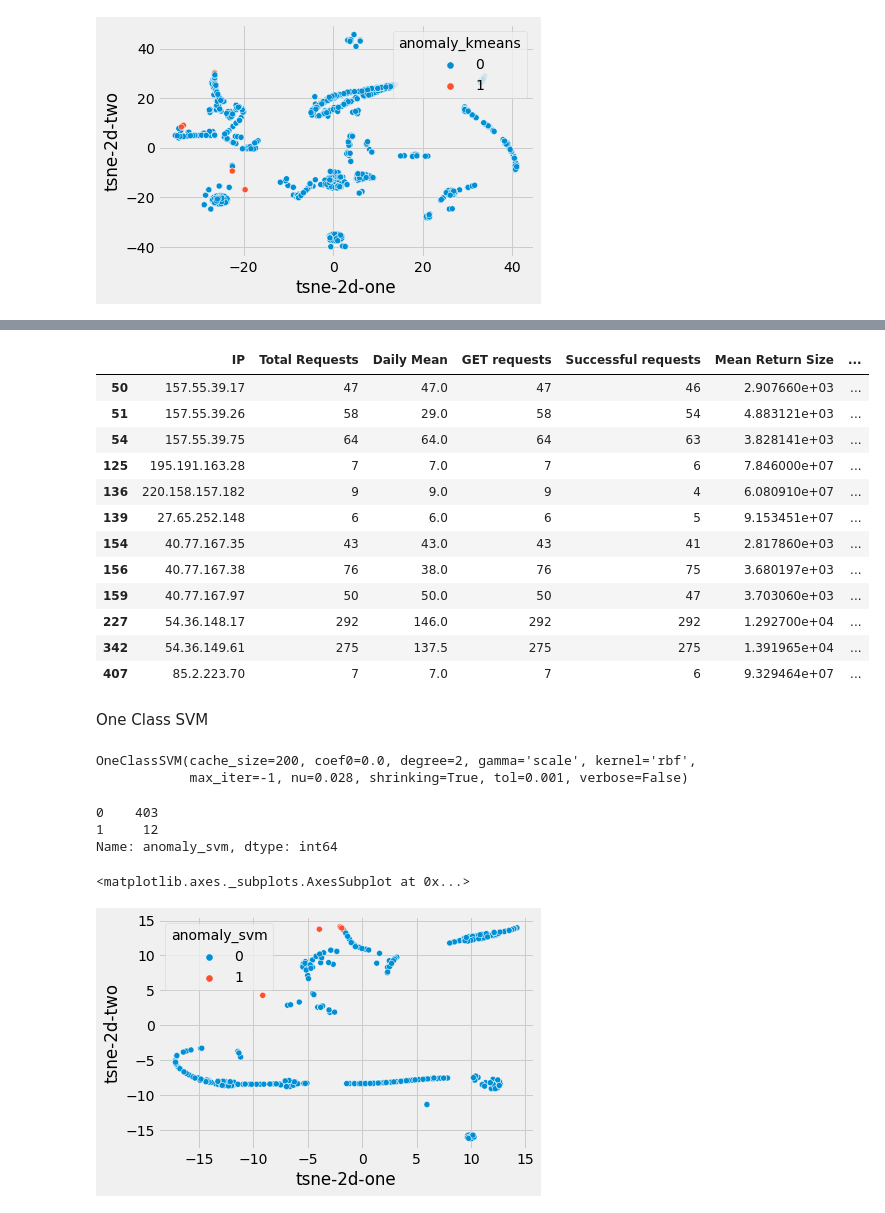
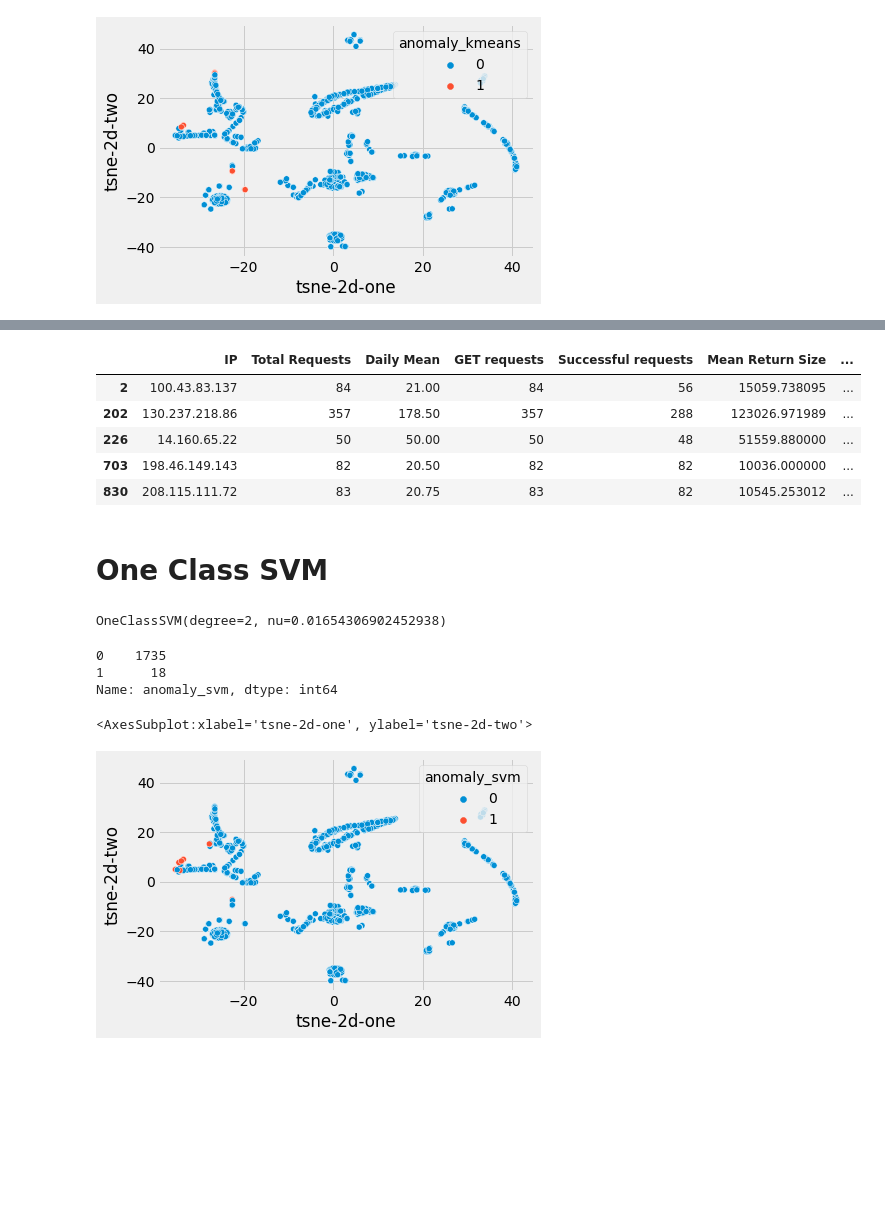
Before and after one commit to Aishani2001/VMWare-API-Misuse-or-Abuse, a Jupyter notebook: Unsupervised Learning.ipynb, the cells around one changed output, grey strips where cells are left out. Saved outputs shown, nothing was run; the diff lists cells and outputs as text; code cells hidden in the pictures; blank space fills up the shorter version.

```diff
--- a/Unsupervised Learning.ipynb
+++ b/Unsupervised Learning.ipynb
@@ -98,8 +95,4 @@ plt.scatter(x="tsne-2d-one", y="tsne-2d-two", data=tsne_cluster, s=100, c='b')
 plt.show()
 # %% [output]
 [figure]
-# %%
-centers = cluster_model.cluster_centers_
-points = np.asarray(chosen_data)
-total_distance = pd.Series(dtype='float64')
 # %%
@@ -171,4 +151,6 @@ Isolated forests
 # %%
-outlier_fraction = 0.028
-model =  IsolationForest(n_jobs=-1, n_estimators=200, max_features=3, random_state=42, contamination=outlier_fraction,)
+# outlier_fraction = 0.028
+outlier_fraction = len(df[df['anomaly_kmeans']==1])/len(df)
+print(outlier_fraction)
+model =  IsolationForest(n_jobs=-1, n_estimators=200, max_features=3, random_state=42, contamination=0.01)
 # %% [output]
@@ -202,21 +183,14 @@ sns.scatterplot(
 # %%
-df.loc[df['anomaly_isolated']==1]
+df.loc[df['anomaly_isolated']==1].head()
 # %% [output]
 |  | IP | Total Requests | Daily Mean | GET requests | Successful requests | Mean Return Size | ... |
-| 50 | 157.55.39.17 | 47 | 47.0 | 47 | 46 | 2.907660e+03 | ... |
-| 51 | 157.55.39.26 | 58 | 29.0 | 58 | 54 | 4.883121e+03 | ... |
-| 54 | 157.55.39.75 | 64 | 64.0 | 64 | 63 | 3.828141e+03 | ... |
-| 125 | 195.191.163.28 | 7 | 7.0 | 7 | 6 | 7.846000e+07 | ... |
-| 136 | 220.158.157.182 | 9 | 9.0 | 9 | 4 | 6.080910e+07 | ... |
-| 139 | 27.65.252.148 | 6 | 6.0 | 6 | 5 | 9.153451e+07 | ... |
-| 154 | 40.77.167.35 | 43 | 43.0 | 43 | 41 | 2.817860e+03 | ... |
-| 156 | 40.77.167.38 | 76 | 38.0 | 76 | 75 | 3.680197e+03 | ... |
-| 159 | 40.77.167.97 | 50 | 50.0 | 50 | 47 | 3.703060e+03 | ... |
-| 227 | 54.36.148.17 | 292 | 146.0 | 292 | 292 | 1.292700e+04 | ... |
-| 342 | 54.36.149.61 | 275 | 137.5 | 275 | 275 | 1.391965e+04 | ... |
-| 407 | 85.2.223.70 | 7 | 7.0 | 7 | 6 | 9.329464e+07 | ... |
+| 2 | 100.43.83.137 | 84 | 21.00 | 84 | 56 | 15059.738095 | ... |
+| 202 | 130.237.218.86 | 357 | 178.50 | 357 | 288 | 123026.971989 | ... |
+| 226 | 14.160.65.22 | 50 | 50.00 | 50 | 48 | 51559.880000 | ... |
+| 703 | 198.46.149.143 | 82 | 20.50 | 82 | 82 | 10036.000000 | ... |
+| 830 | 208.115.111.72 | 83 | 20.75 | 83 | 82 | 10545.253012 | ... |
 # %% [markdown]
-One Class SVM
+# One Class SVM
 # %%
 model1 =  OneClassSVM(nu=outlier_fraction, degree=2, kernel='rbf')
 # %%
@@ -224,16 +198,15 @@ data_new_clean = chosen_data.loc[chosen_data['Total Requests'] <=chosen_data['To
 # %%
 model1.fit(data_new_clean)
 # %% [output]
-OneClassSVM(cache_size=200, coef0=0.0, degree=2, gamma='scale', kernel='rbf',
-            max_iter=-1, nu=0.028, shrinking=True, tol=0.001, verbose=False)
+OneClassSVM(degree=2, nu=0.01654306902452938)
 # %%
 df['anomaly_svm'] = pd.Series(model.predict(chosen_data))
 # %%
 df['anomaly_svm'] = df['anomaly_svm'].map( {1: 0, -1: 1} )
 df['anomaly_svm'].value_counts()
 # %% [output]
-0    403
-1     12
+0    1735
+1      18
 Name: anomaly_svm, dtype: int64
 # %%
 sns.scatterplot(
@@ -244,8 +217,8 @@ sns.scatterplot(
     alpha=1
 )
 # %% [output]
-<matplotlib.axes._subplots.AxesSubplot at 0x...>
+<AxesSubplot:xlabel='tsne-2d-one', ylabel='tsne-2d-two'>
-[figure, old version]
+[figure, new version]
 # %%
 df.loc[df['anomaly_svm']==1]
 # %% [output]
```
Also changed, not shown: parts of 27 cells of this notebook.
